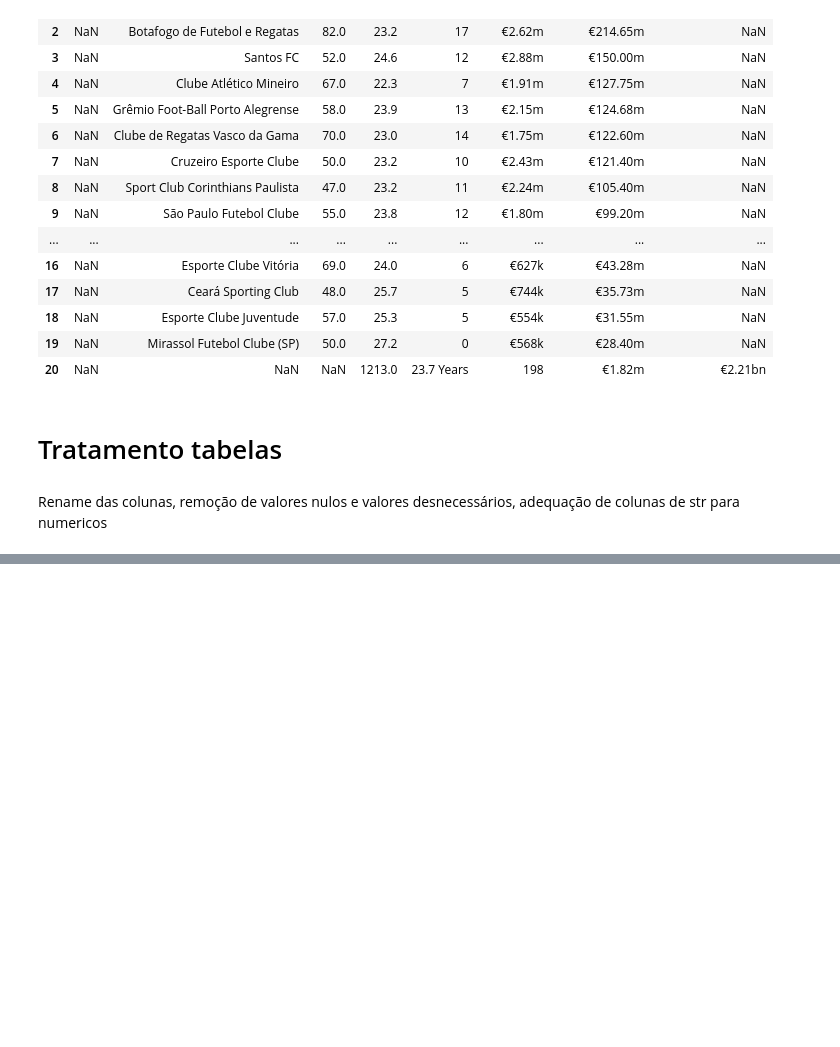
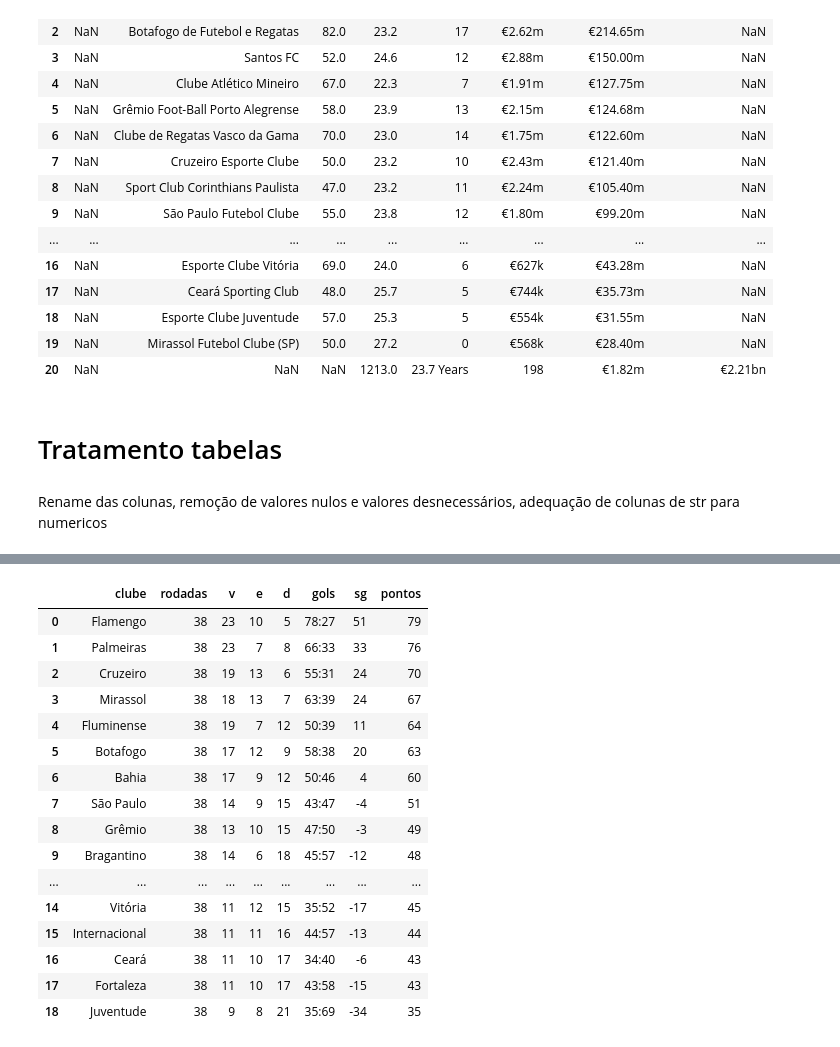
Before and after one commit to Willian-Fagundes/moneyball-brasileirao, a Jupyter notebook: scripts/tratamento.ipynb, the cells around one changed output, grey strips where cells are left out. Drawn from its saved outputs; the diff is of its cells as text; code cells hidden in the pictures; blank space fills up the shorter version.

```diff
--- a/scripts/tratamento.ipynb
+++ b/scripts/tratamento.ipynb
@@ -239,4 +329,22 @@ df_geral_2
 # %%
-df_class_1 = df_class.dropna(axis= 1, how = 'all')
-df_class_2 = df_class_1.drop(df_class_1.columns[[0, 2]], axis=1)
-df_class_2.columns = ['clube', 'v', 'e', 'd', 'gols', 'sg', 'pontos']
+df_class_1 = remove_null(df_class)
+df_class_1.columns = ['clube', 'rodadas', 'v', 'e', 'd', 'gols', 'sg', 'pontos']
+df_class_1
+# %% [output]
+|  | clube | rodadas | v | e | d | gols | sg | pontos |
+| 0 | Flamengo | 38 | 23 | 10 | 5 | 78:27 | 51 | 79 |
+| 1 | Palmeiras | 38 | 23 | 7 | 8 | 66:33 | 33 | 76 |
+| 2 | Cruzeiro | 38 | 19 | 13 | 6 | 55:31 | 24 | 70 |
+| 3 | Mirassol | 38 | 18 | 13 | 7 | 63:39 | 24 | 67 |
+| 4 | Fluminense | 38 | 19 | 7 | 12 | 50:39 | 11 | 64 |
+| 5 | Botafogo | 38 | 17 | 12 | 9 | 58:38 | 20 | 63 |
+| 6 | Bahia | 38 | 17 | 9 | 12 | 50:46 | 4 | 60 |
+| 7 | São Paulo | 38 | 14 | 9 | 15 | 43:47 | -4 | 51 |
+| 8 | Grêmio | 38 | 13 | 10 | 15 | 47:50 | -3 | 49 |
+| 9 | Bragantino | 38 | 14 | 6 | 18 | 45:57 | -12 | 48 |
+| ... | ... | ... | ... | ... | ... | ... | ... | ... |
+| 14 | Vitória | 38 | 11 | 12 | 15 | 35:52 | -17 | 45 |
+| 15 | Internacional | 38 | 11 | 11 | 16 | 44:57 | -13 | 44 |
+| 16 | Ceará | 38 | 11 | 10 | 17 | 34:40 | -6 | 43 |
+| 17 | Fortaleza | 38 | 11 | 10 | 17 | 43:58 | -15 | 43 |
+| 18 | Juventude | 38 | 9 | 8 | 21 | 35:69 | -34 | 35 |
```
Also changed, not shown: parts of 19 cells of this notebook, 4 other files.
